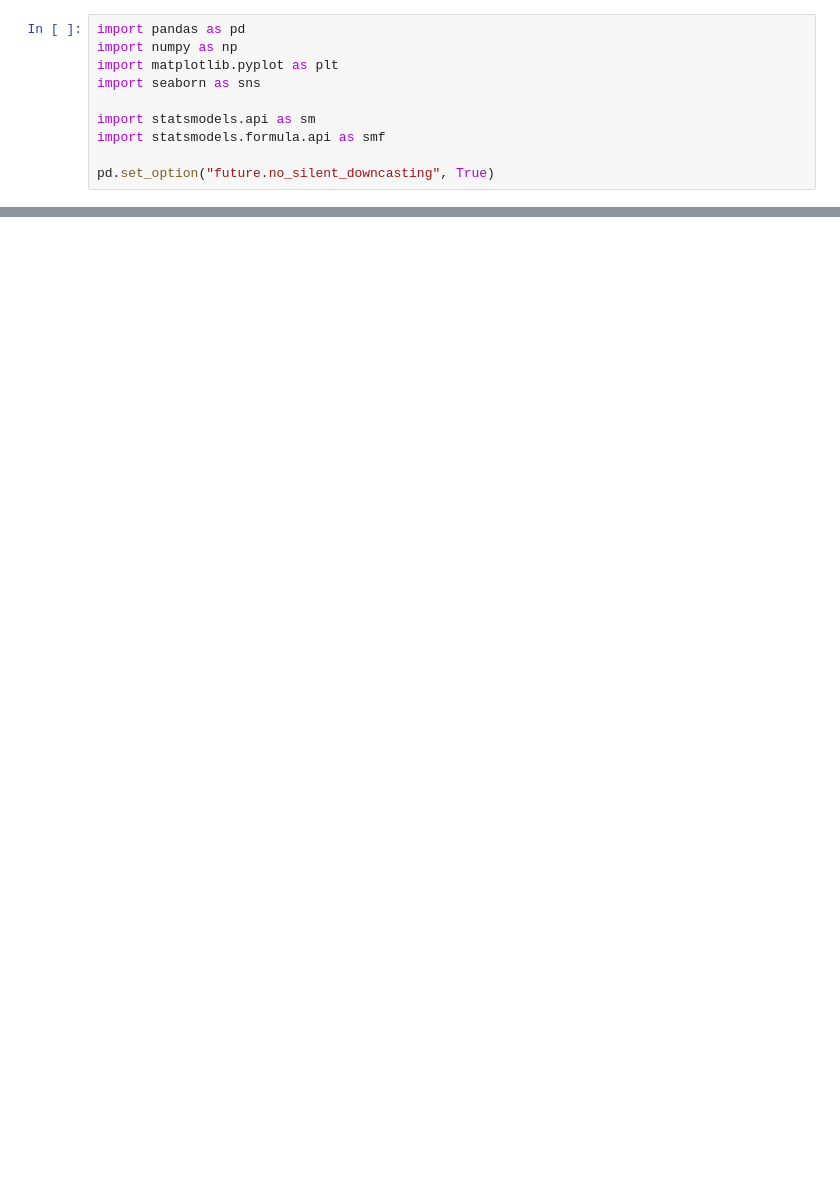
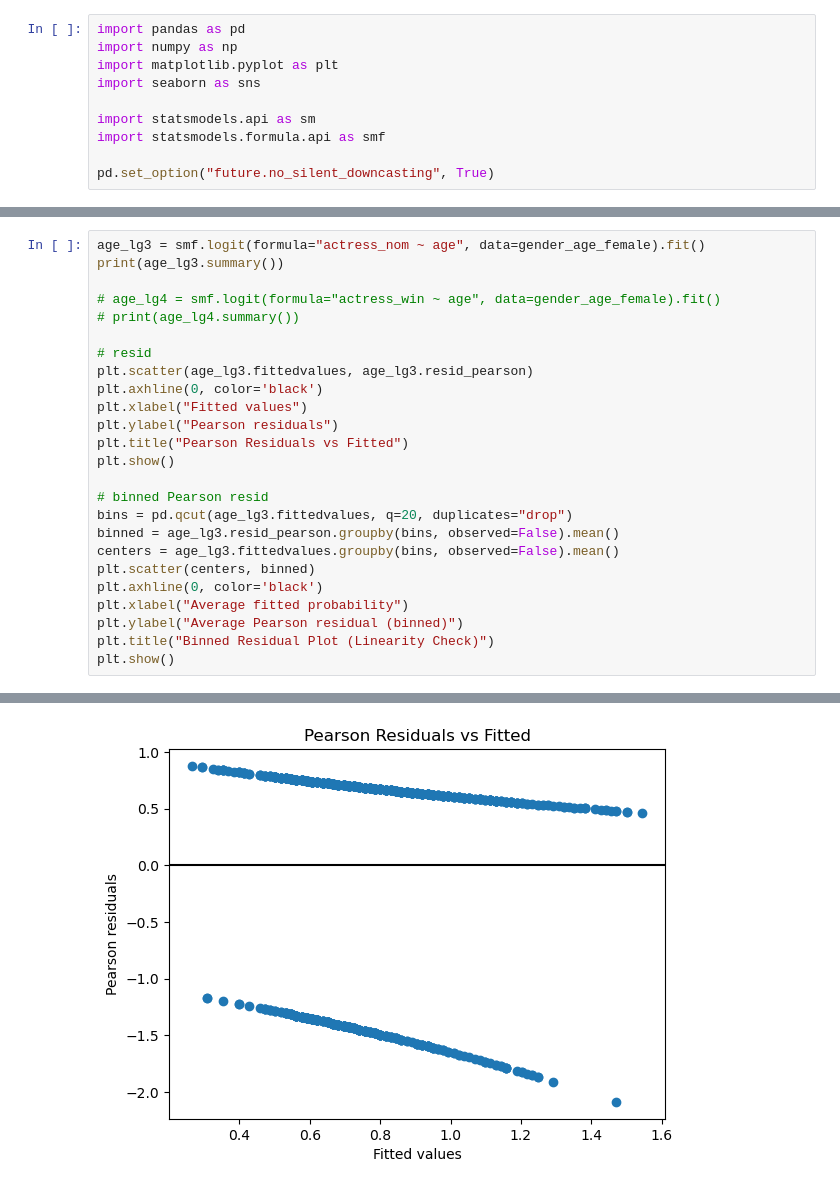
Before and after one commit to stephbc/DATA698_MastersResearchProject, a Jupyter notebook: data4.ipynb, the cells around one changed output, grey strips where cells are left out. Drawn from its saved outputs; the diff is of its cells as text; blank space fills up the shorter version.

```diff
--- a/data4.ipynb
+++ b/data4.ipynb
@@ -109,0 +152,26 @@ strong multicollinearity or other numerical problems.
+# %%
+age_lg3 = smf.logit(formula="actress_nom ~ age", data=gender_age_female).fit()
+print(age_lg3.summary())
+
+# age_lg4 = smf.logit(formula="actress_win ~ age", data=gender_age_female).fit()
+# print(age_lg4.summary())
+
+# resid
+plt.scatter(age_lg3.fittedvalues, age_lg3.resid_pearson)
+plt.axhline(0, color='black')
+plt.xlabel("Fitted values")
+plt.ylabel("Pearson residuals")
+plt.title("Pearson Residuals vs Fitted")
+plt.show()
+
+# binned Pearson resid
+bins = pd.qcut(age_lg3.fittedvalues, q=20, duplicates="drop")
+binned = age_lg3.resid_pearson.groupby(bins, observed=False).mean()
+centers = age_lg3.fittedvalues.groupby(bins, observed=False).mean()
+plt.scatter(centers, binned)
+plt.axhline(0, color='black')
+plt.xlabel("Average fitted probability")
+plt.ylabel("Average Pearson residual (binned)")
+plt.title("Binned Residual Plot (Linearity Check)")
+plt.show()
+# %% [output]
@@ -109,0 +196 @@ strong multicollinearity or other numerical problems.
+[figure, added]
```
Also changed, not shown: parts of 19 cells of this notebook, 3 other files.
